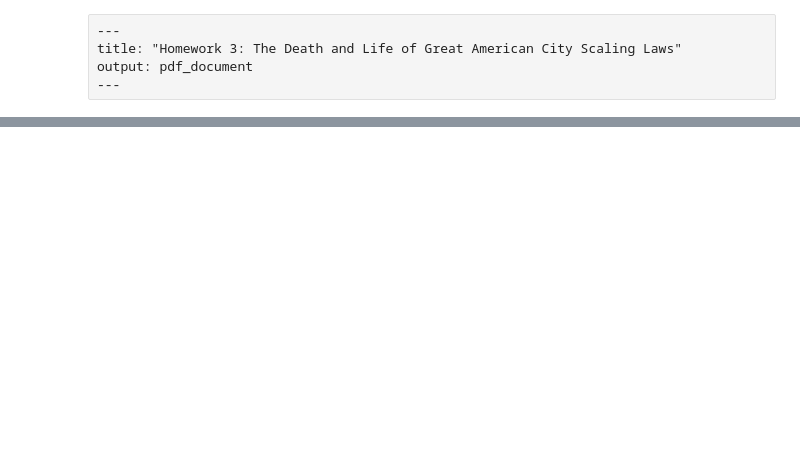
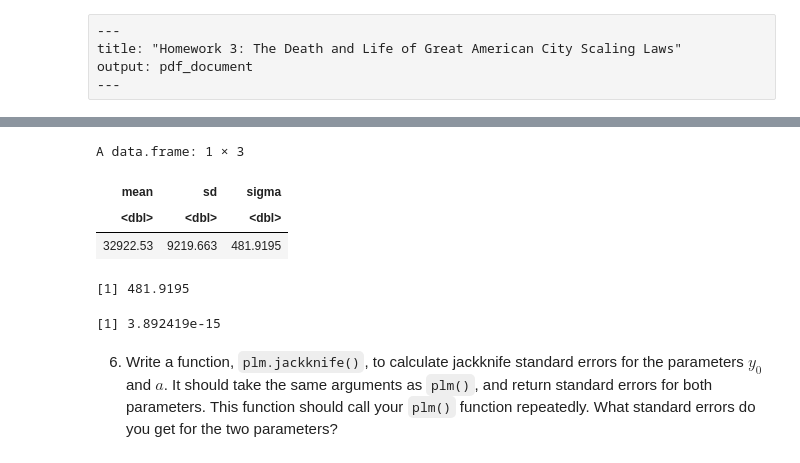
Before and after one commit to AI1379/math-practice, a Jupyter notebook: homework/Homework-03.ipynb, the cells around one changed output, grey strips where cells are left out. Drawn from its saved outputs; the diff is of its cells as text; code cells hidden in the pictures; blank space fills up the shorter version.

```diff
--- a/homework/Homework-03.ipynb
+++ b/homework/Homework-03.ipynb
@@ -67,0 +214,33 @@ gmp2013 <- read.table('data/gmp-2013.dat', header = T)
+# %%
+mean_pcgmp <- mean(gmp$pcgmp)
+sd_pcgmp <- sd(gmp$pcgmp)
+n <- nrow(gmp)
+sigma <- sd_pcgmp / sqrt(n)
+data.frame(
+    mean = mean_pcgmp,
+    sd = sd_pcgmp,
+    sigma = sigma
+)
+
+jack_mean <- function(i, data = gmp$pcgmp) {
+    return(mean(data[-i]))
+}
+
+jackknifed.means <- sapply(seq_len(n), jack_mean)
+
+theta_bar <- mean(jackknifed.means)
+jack_var <- (n - 1) / n * sum((jackknifed.means - theta_bar)^2)
+se_jack <- sqrt(jack_var)
+
+se_jack
+abs(se_jack - sigma) / sigma
+# %% [output]
+A data.frame: 1 × 3
+| mean | sd | sigma |
+| <dbl> | <dbl> | <dbl> |
+| 32922.53 | 9219.663 | 481.9195 |
+[1] 481.9195
+[1] 3.892419e-15
+# %% [markdown]
+
+6. Write a function, `plm.jackknife()`, to calculate jackknife standard errors for the parameters $y_0$ and $a$.  It should take the same arguments as `plm()`, and return standard errors for both parameters.  This function should call your `plm()` function repeatedly.  What standard errors do you get for the two parameters?
```
Also changed, not shown: parts of 17 cells of this notebook, 3 other files.
